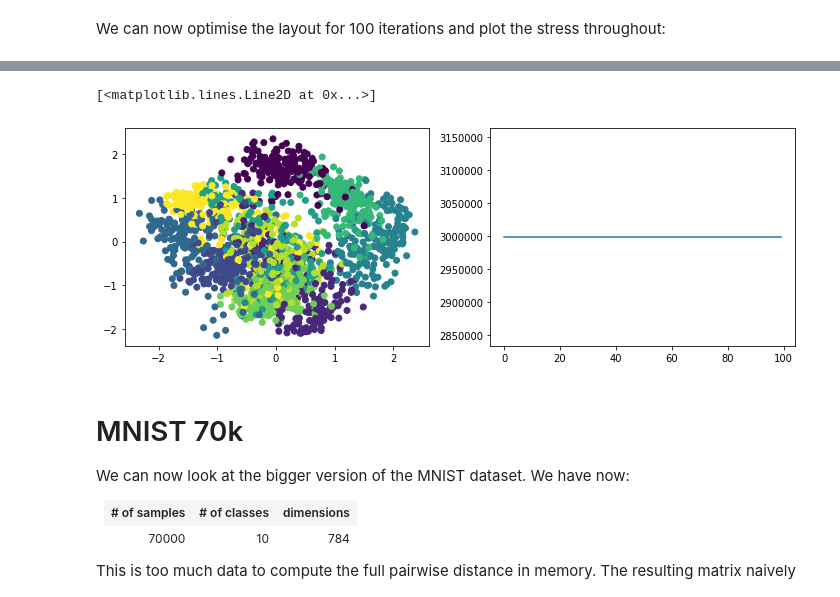
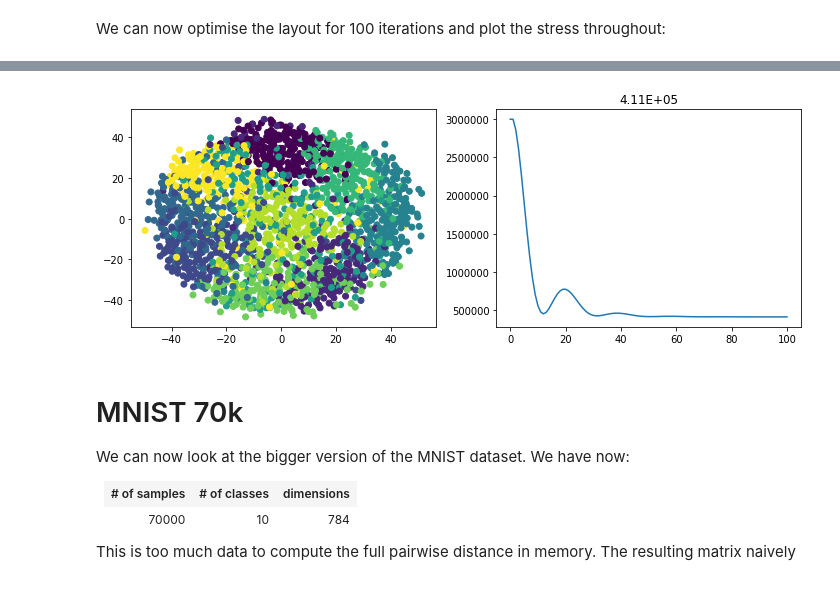
Before and after one commit to toinsson/raviz, a Jupyter notebook: pyforce.ipynb, the cells around one changed output, grey strips where cells are left out. Saved outputs shown, nothing was run; the diff lists cells and outputs as text; code cells hidden in the pictures.

```diff
--- a/pyforce.ipynb
+++ b/pyforce.ipynb
@@ -178,10 +102,10 @@ Wall time: 22.9 s
 # %%
 fig, ax = plt.subplots(1,2, figsize=(12,4))
 ax[0].scatter(fe_pca[:,0], fe_pca[:,1], c=y_train)
-ax[1].plot(np.array(fe_pca.error[1:]))
+ax[1].plot(np.array(fe_pca.error))
+_=ax[1].set_title("{:.2E}".format(fe_pca.stress()))
 # %% [output]
-[<matplotlib.lines.Line2D at 0x...>]
-[figure, old version]
+[figure, new version]
 # %% [markdown]
 # MNIST 70k
 
```
Also changed, not shown: parts of 112 cells of this notebook, 5 other files.
